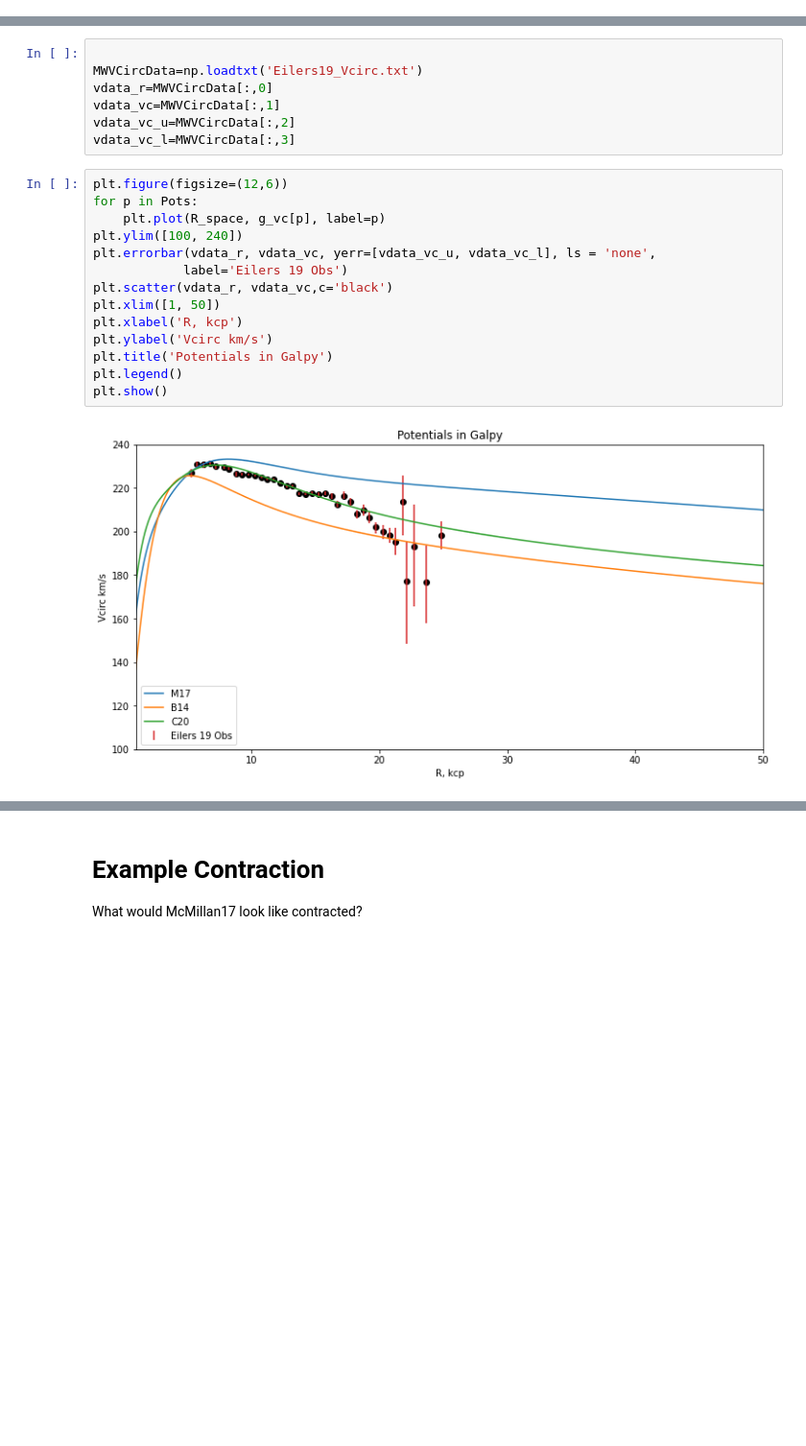
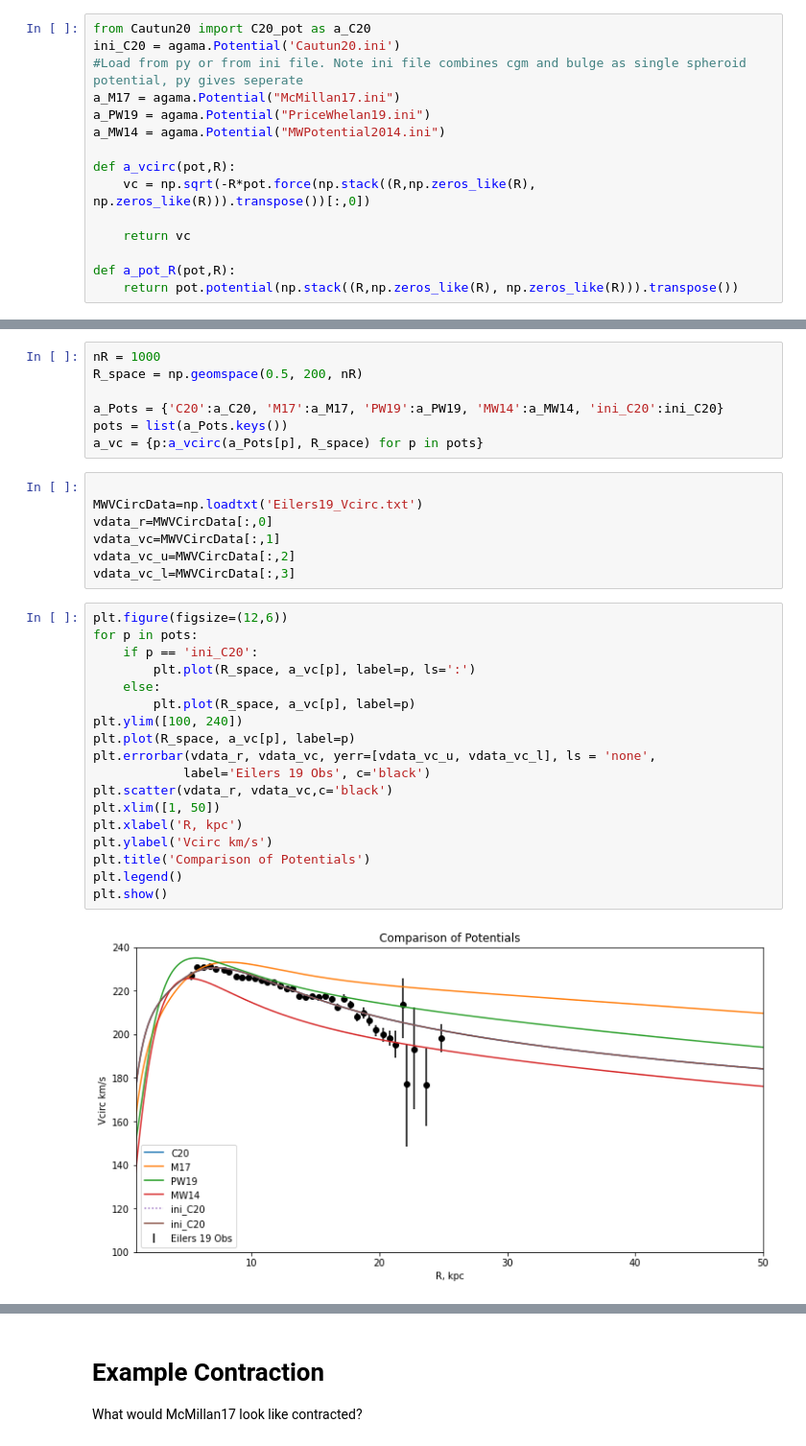
Before and after one commit to TomCallingham/Agama_Cautun_Contraction, a Jupyter notebook: Cautun_Agama-Test.ipynb, the cells around one changed output, grey strips where cells are left out. Shown at 96% size. Cells and saved outputs as stored; diff of their text form; blank space fills up the shorter version.

```diff
--- a/Cautun_Agama-Test.ipynb
+++ b/Cautun_Agama-Test.ipynb
@@ -31,0 +9,15 @@ Pots= list(g_vc.keys())
+# %%
+from Cautun20 import C20_pot as a_C20
+ini_C20 = agama.Potential('Cautun20.ini')
+#Load from py or from ini file. Note ini file combines cgm and bulge as single spheroid potential, py gives seperate
+a_M17 = agama.Potential("McMillan17.ini")
+a_PW19 = agama.Potential("PriceWhelan19.ini")
+a_MW14 = agama.Potential("MWPotential2014.ini")
+
+def a_vcirc(pot,R):
+    vc = np.sqrt(-R*pot.force(np.stack((R,np.zeros_like(R), np.zeros_like(R))).transpose())[:,0])
+
+    return vc
+
+def a_pot_R(pot,R):
+    return pot.potential(np.stack((R,np.zeros_like(R), np.zeros_like(R))).transpose())
@@ -32,3 +26,10 @@ Pots= list(g_vc.keys())
+# %%
+nR = 1000
+R_space = np.geomspace(0.5, 200, nR)
+
+a_Pots = {'C20':a_C20, 'M17':a_M17, 'PW19':a_PW19, 'MW14':a_MW14, 'ini_C20':ini_C20}
+pots = list(a_Pots.keys())
+a_vc = {p:a_vcirc(a_Pots[p], R_space) for p in pots}
 # %%
 
 MWVCircData=np.loadtxt('Eilers19_Vcirc.txt')
@@ -38,17 +39,21 @@ vdata_vc_u=MWVCircData[:,2]
 vdata_vc_l=MWVCircData[:,3]
 # %%
 plt.figure(figsize=(12,6))
-for p in Pots:
-    plt.plot(R_space, g_vc[p], label=p)
+for p in pots:
+    if p == 'ini_C20':
+        plt.plot(R_space, a_vc[p], label=p, ls=':')
+    else:
+        plt.plot(R_space, a_vc[p], label=p)
 plt.ylim([100, 240])
+plt.plot(R_space, a_vc[p], label=p)
 plt.errorbar(vdata_r, vdata_vc, yerr=[vdata_vc_u, vdata_vc_l], ls = 'none',
-            label='Eilers 19 Obs')
+            label='Eilers 19 Obs', c='black')
 plt.scatter(vdata_r, vdata_vc,c='black')
 plt.xlim([1, 50])
-plt.xlabel('R, kcp')
+plt.xlabel('R, kpc')
 plt.ylabel('Vcirc km/s')
-plt.title('Potentials in Galpy')
+plt.title('Comparison of Potentials')
 plt.legend()
 plt.show()
 # %% [output]
-[figure, old version]
+[figure, new version]
```
Also changed, not shown: parts of 22 cells of this notebook, 3 other files.
